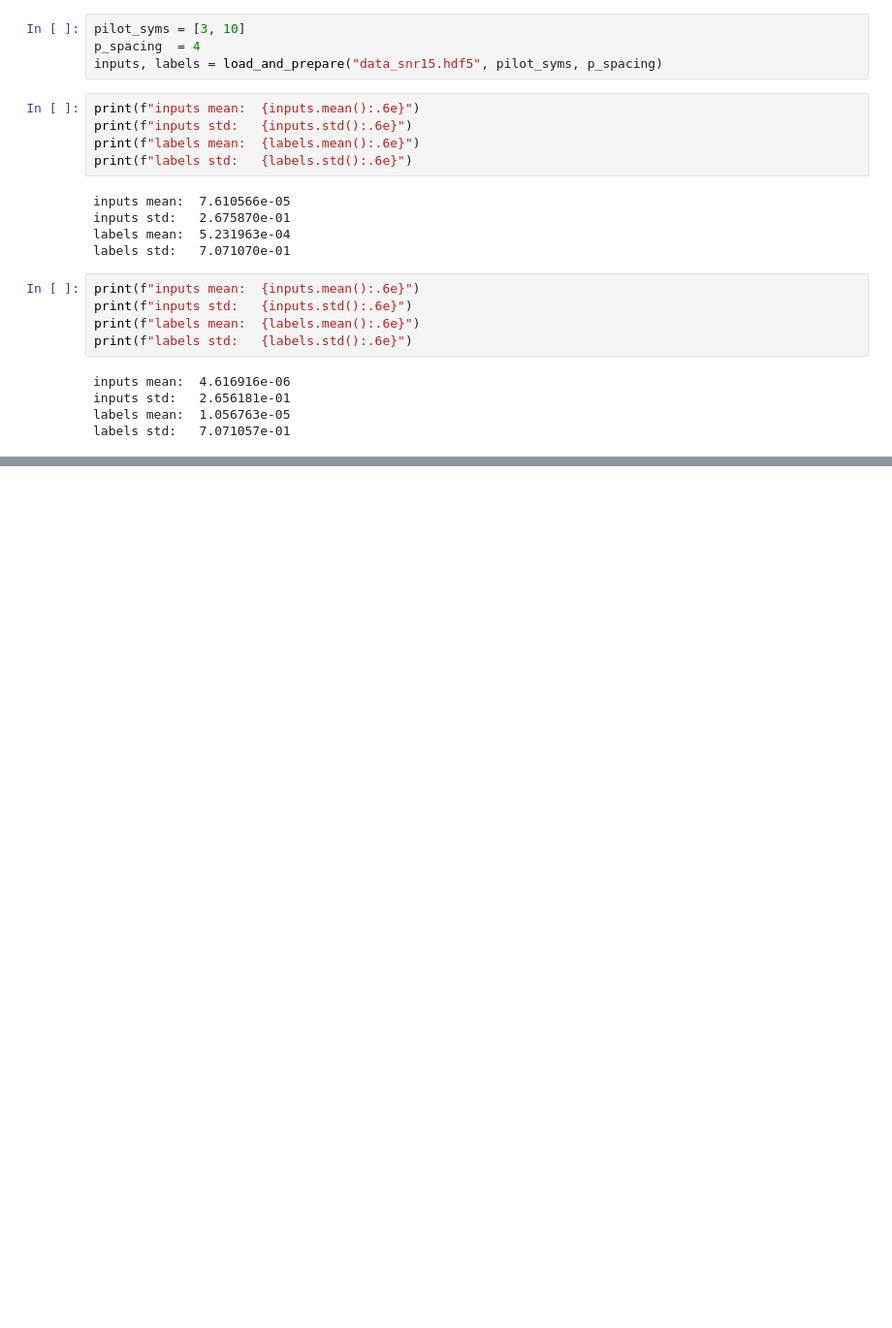
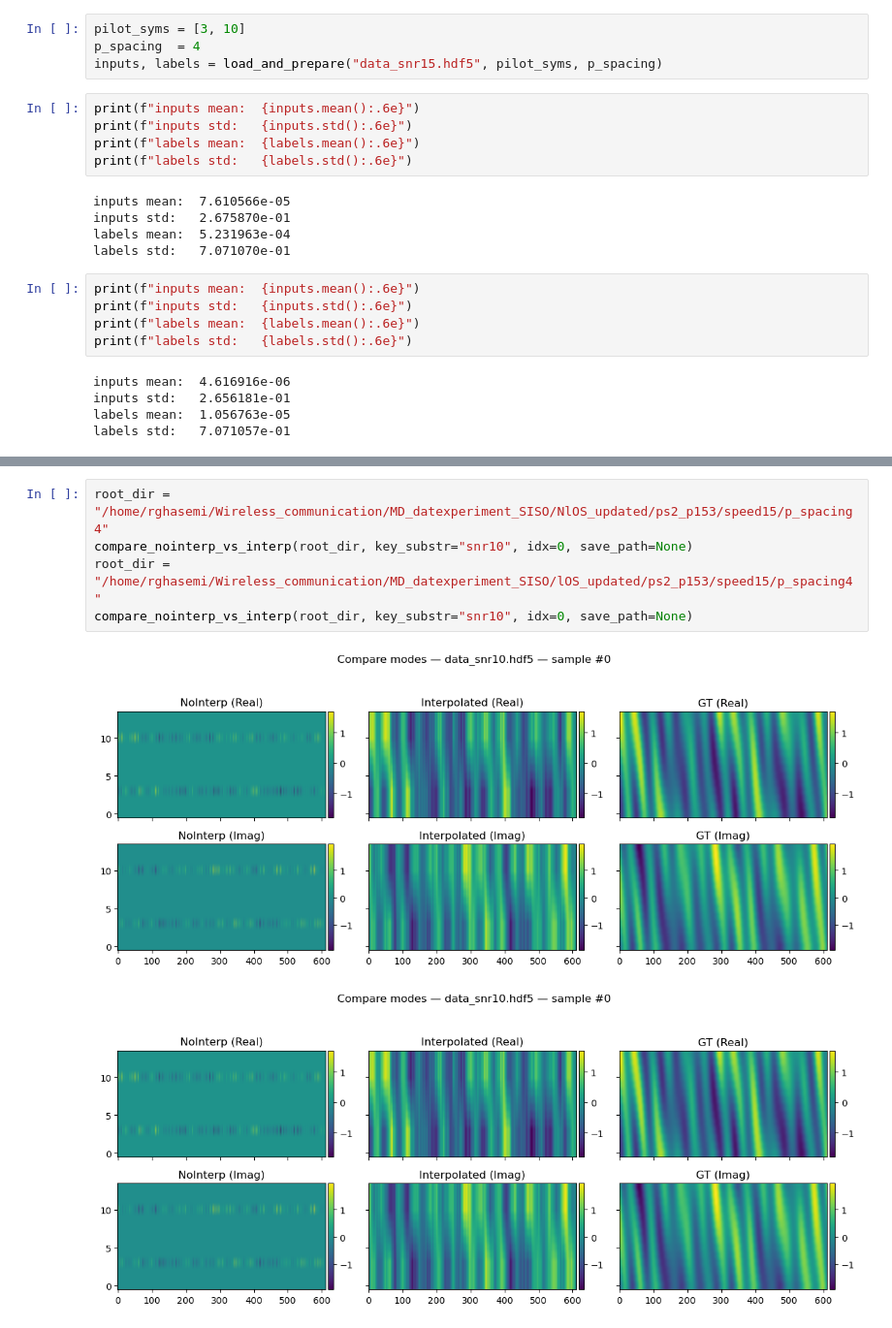
Before and after one commit to RU-SIT/SISO_CHE, a Jupyter notebook: Sionna_datasets/ps2_p612/speed5/SISO-UMi/data_exp.ipynb, the cells around one changed output, grey strips where cells are left out. Shown at 97% size. Drawn from its saved outputs; the diff is of its cells as text; blank space fills up the shorter version.

```diff
--- a/Sionna_datasets/ps2_p612/speed5/SISO-UMi/data_exp.ipynb
+++ b/Sionna_datasets/ps2_p612/speed5/SISO-UMi/data_exp.ipynb
@@ -76,0 +279,8 @@ Baseline LS-interpolation MSE: 4.293675e-01
+# %%
+root_dir = "/home/rghasemi/Wireless_communication/MD_datexperiment_SISO/NlOS_updated/ps2_p153/speed15/p_spacing4"
+compare_nointerp_vs_interp(root_dir, key_substr="snr10", idx=0, save_path=None)
+root_dir = "/home/rghasemi/Wireless_communication/MD_datexperiment_SISO/lOS_updated/ps2_p153/speed15/p_spacing4"
+compare_nointerp_vs_interp(root_dir, key_substr="snr10", idx=0, save_path=None)
+# %% [output]
+[figure, added]
+[figure, added]
```
Also changed, not shown: parts of 5 cells of this notebook, 35 other files.
